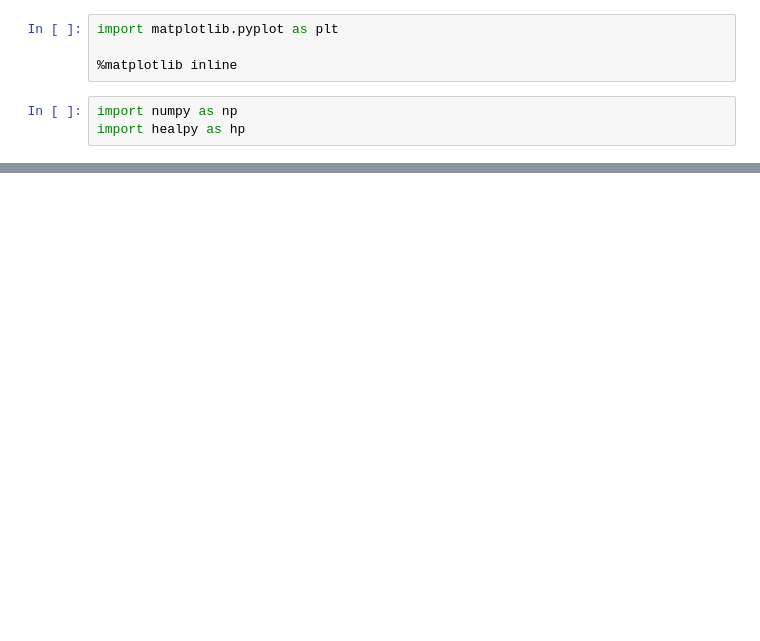
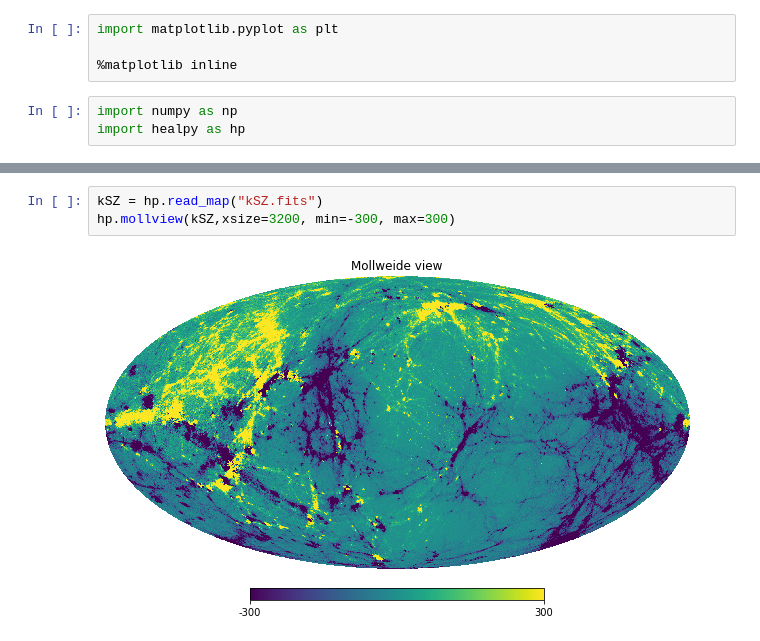
Before and after one commit to wurdahl/kSZfromPC, a Jupyter notebook: Opening-FITS.ipynb, the cells around one changed output, grey strips where cells are left out. Cells and saved outputs as stored; diff of their text form; blank space fills up the shorter version.

```diff
--- a/Opening-FITS.ipynb
+++ b/Opening-FITS.ipynb
@@ -22,0 +27,5 @@ hp.mollview(o,xsize=3200)
+# %%
+kSZ = hp.read_map("kSZ.fits")
+hp.mollview(kSZ,xsize=3200, min=-300, max=300)
+# %% [output]
+[figure, added]
```
Also changed, not shown: parts of 5 cells of this notebook, 6 other files.
